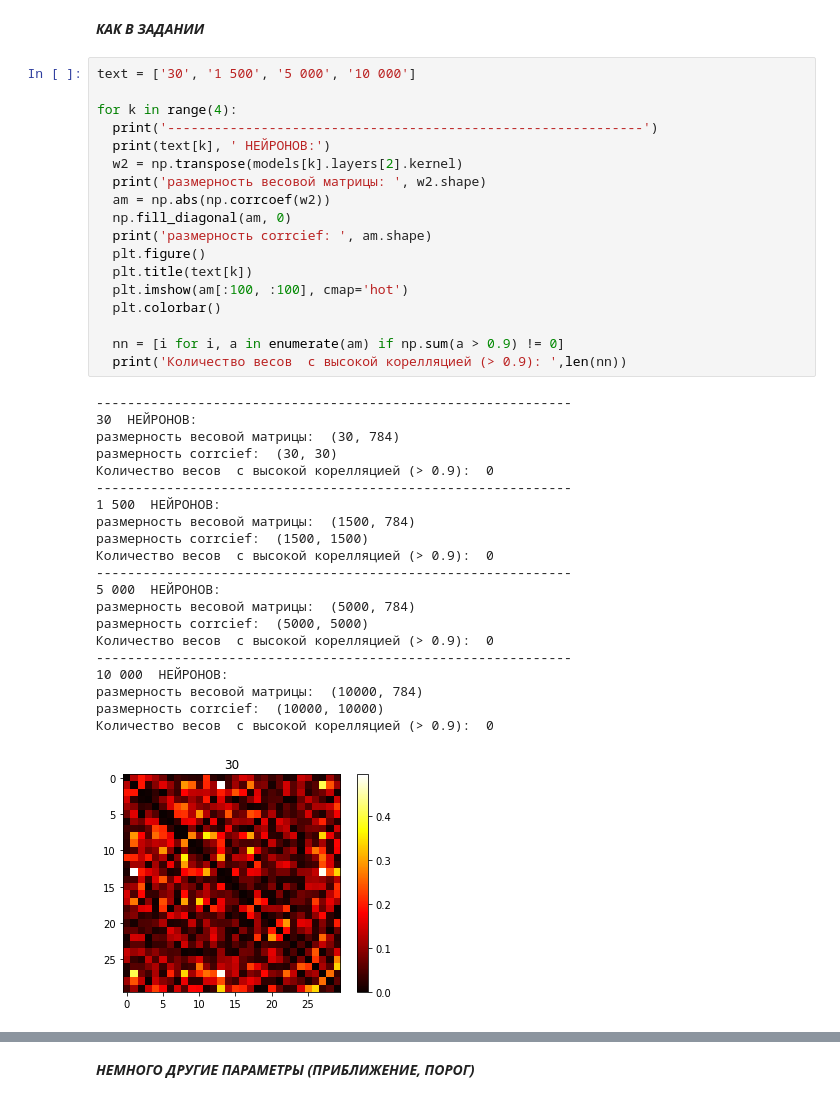
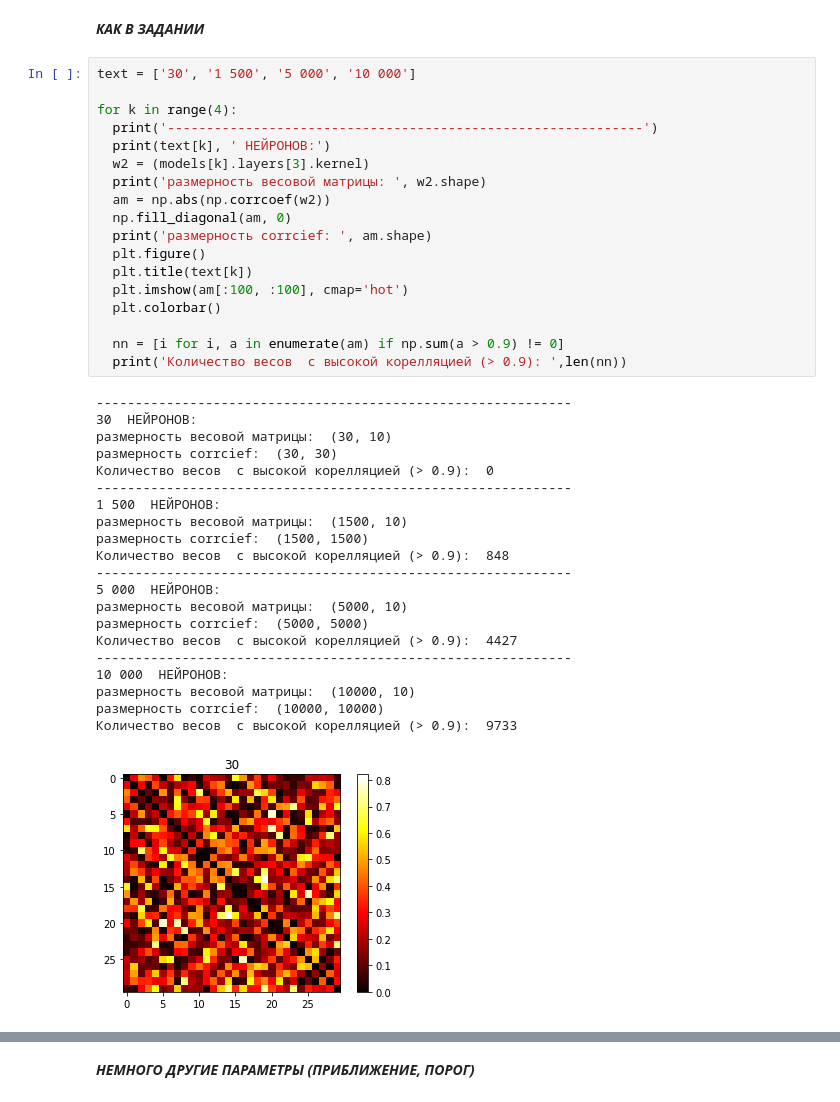
Before and after one commit to helenross636/magic_season, a Jupyter notebook: #Task14.ipynb, the cells around one changed output, grey strips where cells are left out. Cells and saved outputs as stored; diff of their text form.

```diff
--- a/#Task14.ipynb
+++ b/#Task14.ipynb
@@ -51,39 +51,39 @@ models.append(model4)
 text = ['30', '1 500', '5 000', '10 000']
 
 for k in range(4):
   print('-------------------------------------------------------------')
   print(text[k], ' НЕЙРОНОВ:')
-  w2 = np.transpose(models[k].layers[2].kernel)
+  w2 = (models[k].layers[3].kernel)
   print('размерность весовой матрицы: ', w2.shape)
   am = np.abs(np.corrcoef(w2))
   np.fill_diagonal(am, 0)
   print('размерность corrcief: ', am.shape)
   plt.figure()
   plt.title(text[k])
   plt.imshow(am[:100, :100], cmap='hot')
   plt.colorbar()
 
   nn = [i for i, a in enumerate(am) if np.sum(a > 0.9) != 0]
   print('Количество весов  с высокой корелляцией (> 0.9): ',len(nn))
 # %% [output]
 -------------------------------------------------------------
 30  НЕЙРОНОВ:
-размерность весовой матрицы:  (30, 784)
+размерность весовой матрицы:  (30, 10)
 размерность corrcief:  (30, 30)
 Количество весов  с высокой корелляцией (> 0.9):  0
 -------------------------------------------------------------
 1 500  НЕЙРОНОВ:
-размерность весовой матрицы:  (1500, 784)
+размерность весовой матрицы:  (1500, 10)
 размерность corrcief:  (1500, 1500)
-Количество весов  с высокой корелляцией (> 0.9):  0
+Количество весов  с высокой корелляцией (> 0.9):  848
 -------------------------------------------------------------
 5 000  НЕЙРОНОВ:
-размерность весовой матрицы:  (5000, 784)
+размерность весовой матрицы:  (5000, 10)
 размерность corrcief:  (5000, 5000)
-Количество весов  с высокой корелляцией (> 0.9):  0
+Количество весов  с высокой корелляцией (> 0.9):  4427
 -------------------------------------------------------------
 10 000  НЕЙРОНОВ:
-размерность весовой матрицы:  (10000, 784)
+размерность весовой матрицы:  (10000, 10)
 размерность corrcief:  (10000, 10000)
-Количество весов  с высокой корелляцией (> 0.9):  0
+Количество весов  с высокой корелляцией (> 0.9):  9733
-[figure, old version]
+[figure, new version]
```
Also changed, not shown: parts of 3 cells of this notebook.
